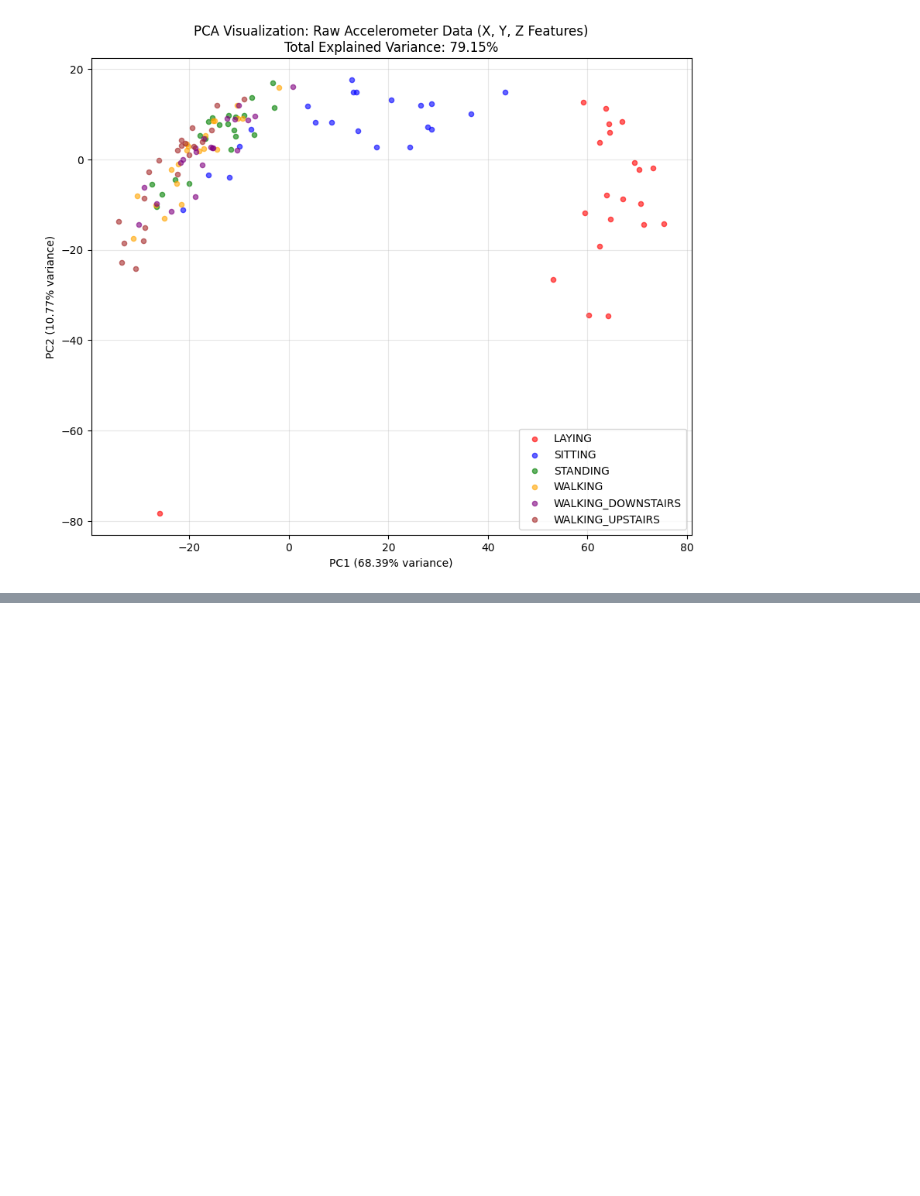
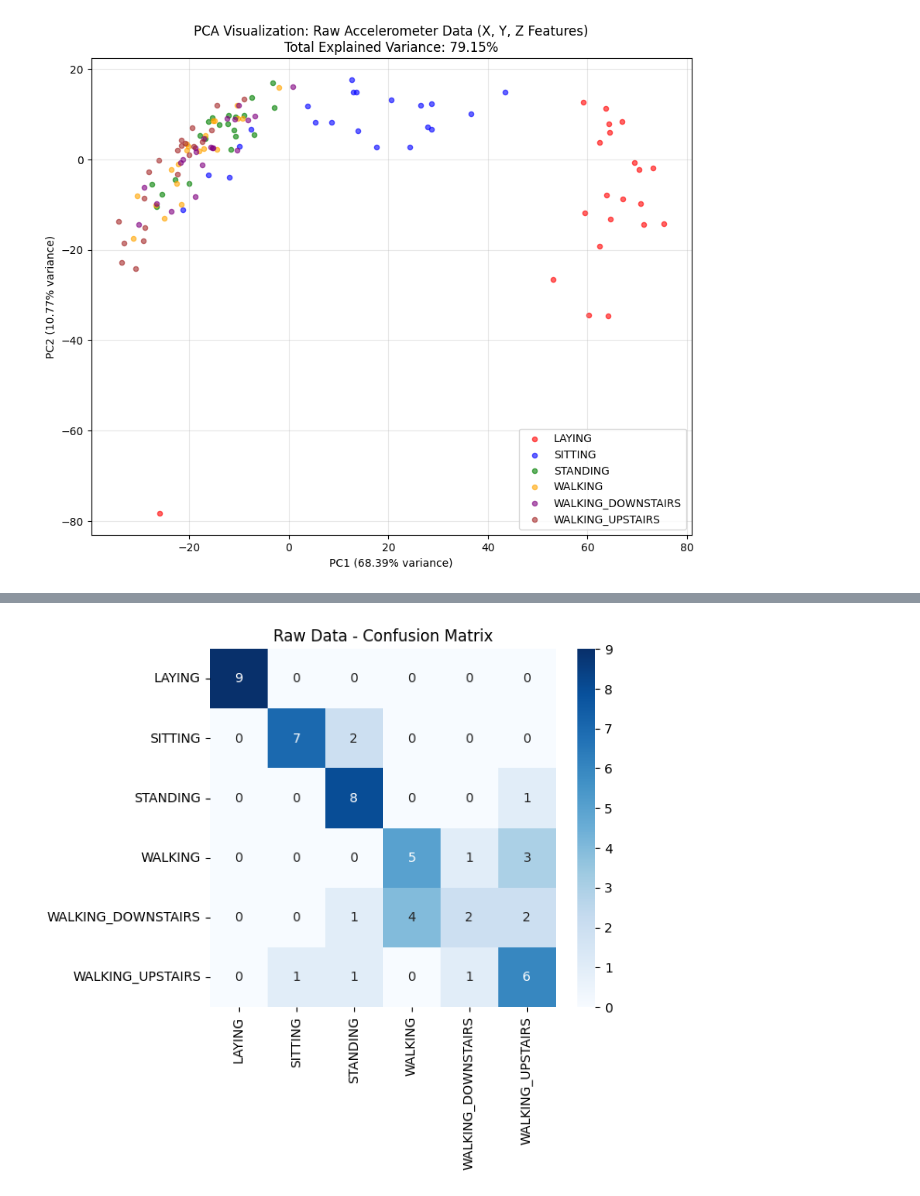
Before and after one commit to AtalGupta/ES335_MLAssignment-1, a Jupyter notebook: Asst#EDA.ipynb, the cells around one changed output, grey strips where cells are left out. Drawn from its saved outputs; the diff is of its cells as text; code cells hidden in the pictures; blank space fills up the shorter version.

```diff
--- a/Asst#EDA.ipynb
+++ b/Asst#EDA.ipynb
@@ -382,0 +445,81 @@ Raw data shape: (126, 1500)
+# %%
+# Decision Tree Models
+from sklearn.tree import DecisionTreeClassifier
+from sklearn.metrics import accuracy_score, precision_recall_fscore_support, confusion_matrix
+import matplotlib.pyplot as plt
+import seaborn as sns
+
+class_names = list(data_loader.activity_labels.keys())
+results = {}
+
+# 1. Raw accelerometer data
+dt_raw = DecisionTreeClassifier(random_state=42)
+dt_raw.fit(X_train_raw, y_train)
+y_pred_raw = dt_raw.predict(X_test_raw)
+
+acc_raw = accuracy_score(y_test, y_pred_raw)
+prec_raw, rec_raw, f1_raw, _ = precision_recall_fscore_support(y_test, y_pred_raw, average='weighted')
+cm_raw = confusion_matrix(y_test, y_pred_raw)
+
+print("Raw Accelerometer Data:")
+print(f"Accuracy: {acc_raw:.3f}, Precision: {prec_raw:.3f}, Recall: {rec_raw:.3f}")
+plt.figure(figsize=(6,5))
+sns.heatmap(cm_raw, annot=True, fmt='d', cmap='Blues', xticklabels=class_names, yticklabels=class_names)
+plt.title('Raw Data - Confusion Matrix')
+plt.show()
+
+results['raw'] = acc_raw
+
+# 2. TSFEL features (proper train/test split)
+if 'X_tsfel_train' in globals() and X_tsfel_train is not None and 'X_tsfel_test' in globals() and X_tsfel_test is not None:
+    dt_tsfel = DecisionTreeClassifier(random_state=42)
+    dt_tsfel.fit(X_tsfel_train, y_tsfel_train)
+    y_pred_tsfel = dt_tsfel.predict(X_tsfel_test)
+
+    acc_tsfel = accuracy_score(y_tsfel_test, y_pred_tsfel)
+    prec_tsfel, rec_tsfel, f1_tsfel, _ = precision_recall_fscore_support(y_tsfel_test, y_pred_tsfel, average='weighted')
+    cm_tsfel = confusion_matrix(y_tsfel_test, y_pred_tsfel)
+
+    print(f"\nTSFEL Features (train={len(X_tsfel_train)}, test={len(X_tsfel_test)}):")
+    print(f"Accuracy: {acc_tsfel:.3f}, Precision: {prec_tsfel:.3f}, Recall: {rec_tsfel:.3f}")
+    plt.figure(figsize=(6,5))
+    sns.heatmap(cm_tsfel, annot=True, fmt='d', cmap='Blues', xticklabels=class_names, yticklabels=class_names)
+    plt.title('TSFEL Features - Confusion Matrix')
+    plt.show()
+
+    results['tsfel'] = acc_tsfel
+else:
+    print("TSFEL features not available")
+
+# 3. Simple derived features
+dt_simple = DecisionTreeClassifier(random_state=42)
+dt_simple.fit(feat_simple, y_train)
+
+# Create test features
+X_test_reshaped = X_test_raw.reshape(len(X_test_raw), 500, 3)
+feat_test = np.array([[seg[:,0].mean(), seg[:,1].mean(), seg[:,2].mean(),
+                       seg[:,0].std(), seg[:,1].std(), seg[:,2].std()]
+                      for seg in X_test_reshaped])
+
+y_pred_simple = dt_simple.predict(feat_test)
+acc_simple = accuracy_score(y_test, y_pred_simple)
+prec_simple, rec_simple, f1_simple, _ = precision_recall_fscore_support(y_test, y_pred_simple, average='weighted')
+cm_simple = confusion_matrix(y_test, y_pred_simple)
+
+print("\nSimple Features:")
+print(f"Accuracy: {acc_simple:.3f}, Precision: {prec_simple:.3f}, Recall: {rec_simple:.3f}")
+plt.figure(figsize=(6,5))
+sns.heatmap(cm_simple, annot=True, fmt='d', cmap='Blues', xticklabels=class_names, yticklabels=class_names)
+plt.title('Simple Features - Confusion Matrix')
+plt.show()
+
+results['simple'] = acc_simple
+
+# Results comparison
+print(f"\n COMPARISON")
+for model, acc in results.items():
+    print(f"{model.capitalize()} model accuracy: {acc:.3f}")
+
+best_model = max(results, key=results.get)
+print(f"\nBest model: {best_model.capitalize()} (Accuracy: {results[best_model]:.3f})")
+# %% [output]
@@ -382,0 +528 @@ Raw data shape: (126, 1500)
+[figure, added]
```
Also changed, not shown: parts of 18 cells of this notebook.
